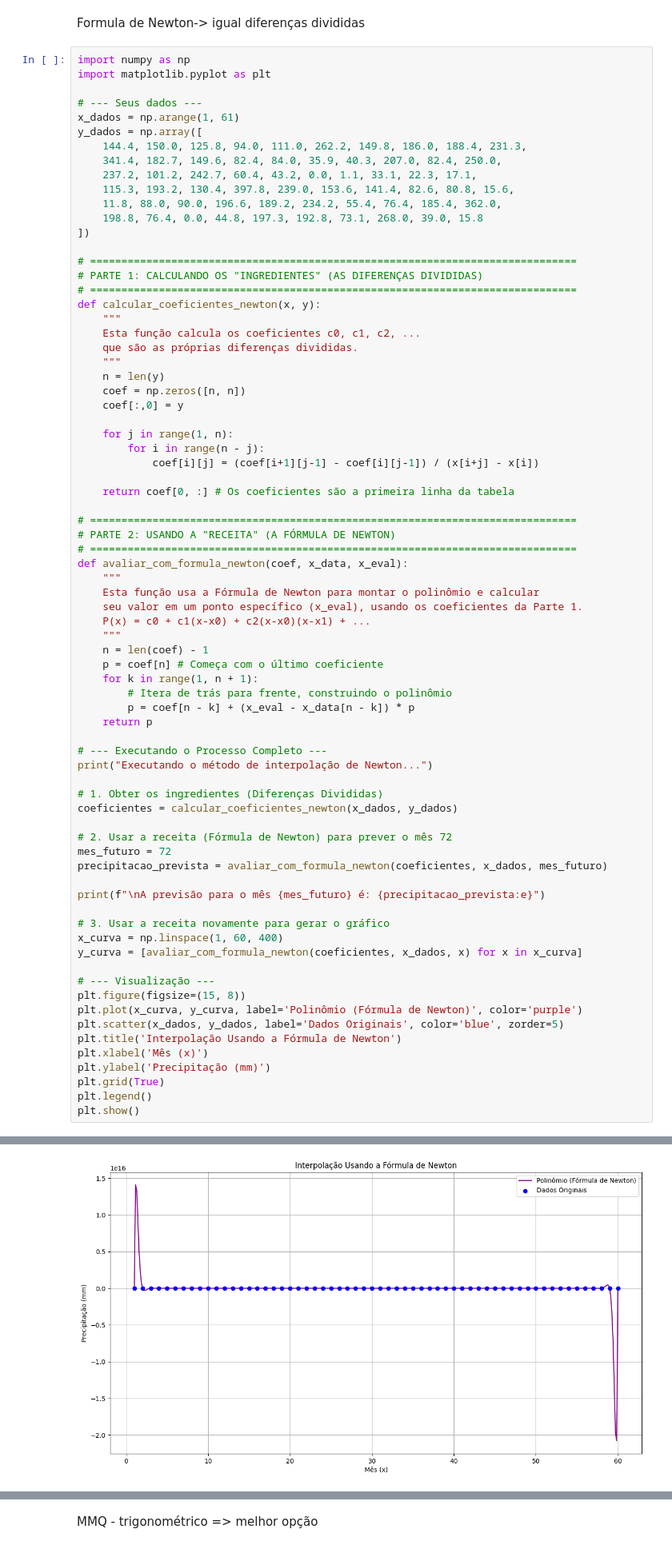
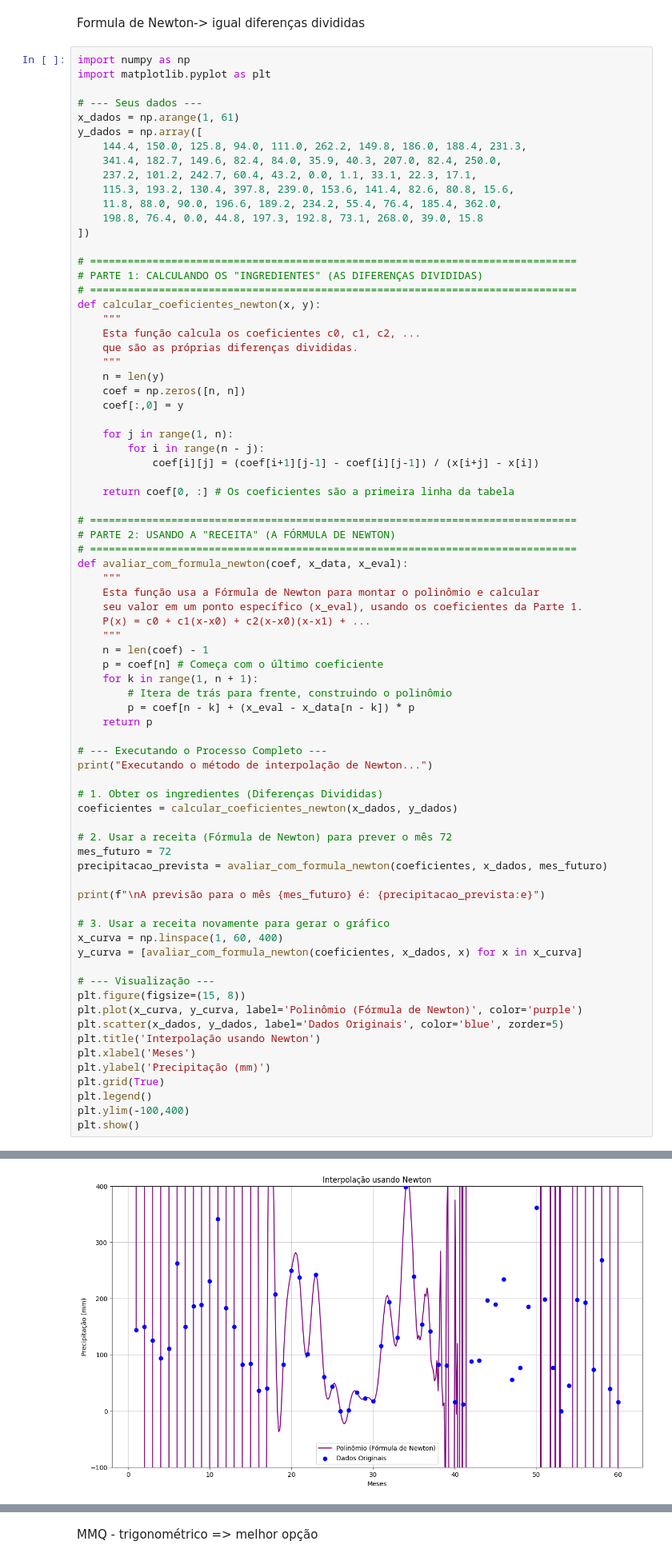
Before and after one commit to asegnibo/Calculo_Numerico, a Jupyter notebook: modelo_trigonometrico.ipynb, the cells around one changed output, grey strips where cells are left out. Shown at 80% size. Cells and saved outputs as stored; diff of their text form.

```diff
--- a/modelo_trigonometrico.ipynb
+++ b/modelo_trigonometrico.ipynb
@@ -458,36 +458,37 @@ def avaliar_com_formula_newton(coef, x_data, x_eval):
     return p
 
 # --- Executando o Processo Completo ---
 print("Executando o método de interpolação de Newton...")
 
 # 1. Obter os ingredientes (Diferenças Divididas)
 coeficientes = calcular_coeficientes_newton(x_dados, y_dados)
 
 # 2. Usar a receita (Fórmula de Newton) para prever o mês 72
 mes_futuro = 72
 precipitacao_prevista = avaliar_com_formula_newton(coeficientes, x_dados, mes_futuro)
 
 print(f"\nA previsão para o mês {mes_futuro} é: {precipitacao_prevista:e}")
 
 # 3. Usar a receita novamente para gerar o gráfico
 x_curva = np.linspace(1, 60, 400)
 y_curva = [avaliar_com_formula_newton(coeficientes, x_dados, x) for x in x_curva]
 
 # --- Visualização ---
 plt.figure(figsize=(15, 8))
 plt.plot(x_curva, y_curva, label='Polinômio (Fórmula de Newton)', color='purple')
 plt.scatter(x_dados, y_dados, label='Dados Originais', color='blue', zorder=5)
-plt.title('Interpolação Usando a Fórmula de Newton')
-plt.xlabel('Mês (x)')
+plt.title('Interpolação usando Newton')
+plt.xlabel('Meses')
 plt.ylabel('Precipitação (mm)')
 plt.grid(True)
 plt.legend()
+plt.ylim(-100,400)
 plt.show()
 # %% [output]
 Executando o método de interpolação de Newton...
 
 A previsão para o mês 72 é: 2.957245e+31
-[figure, old version]
+[figure, new version]
 # %% [markdown]
 MMQ Caso polinomial =>  Inadequada por não conseguir modelar a sazonalidade
 
```
Also changed, not shown: parts of 4 cells of this notebook.
